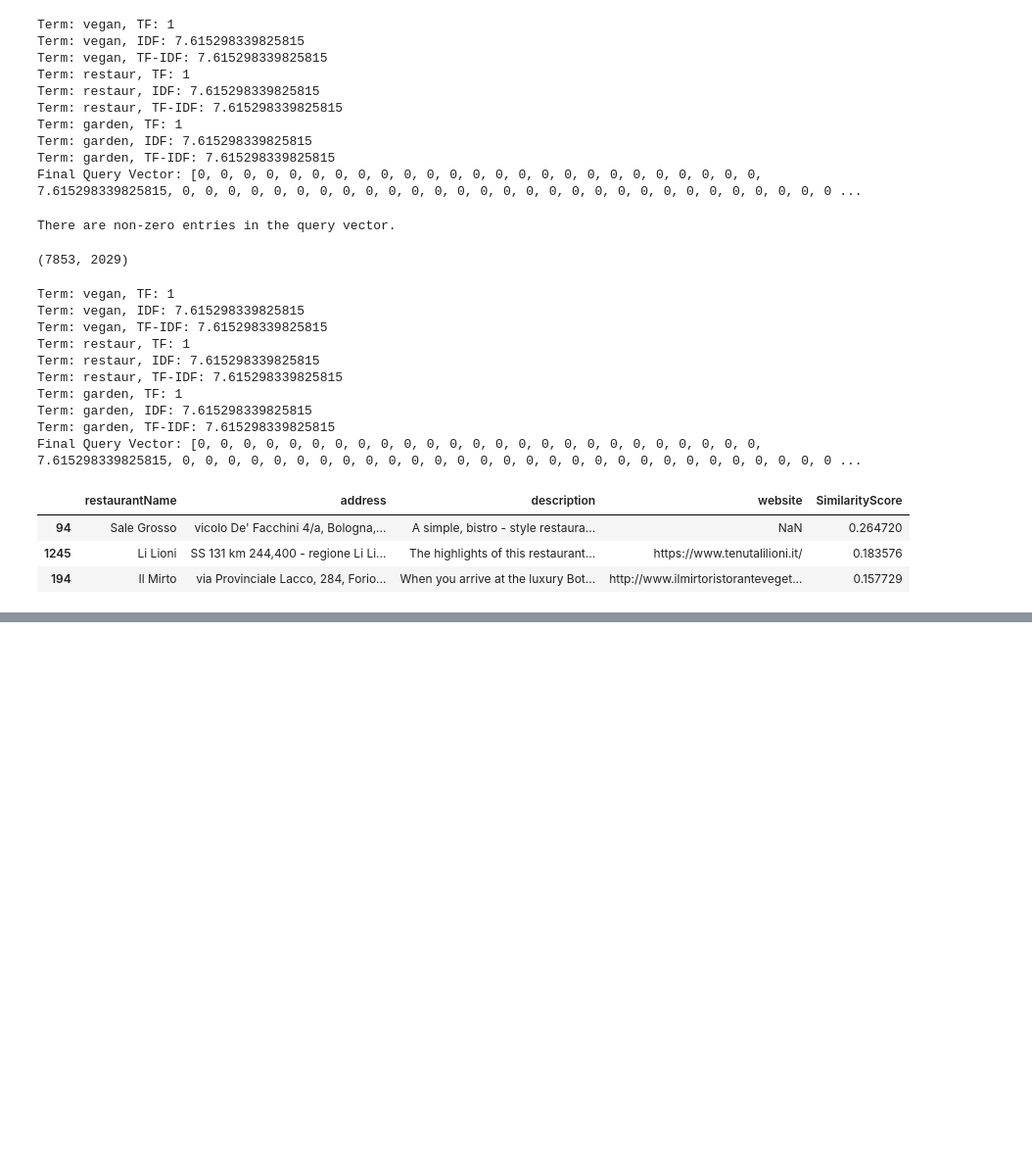
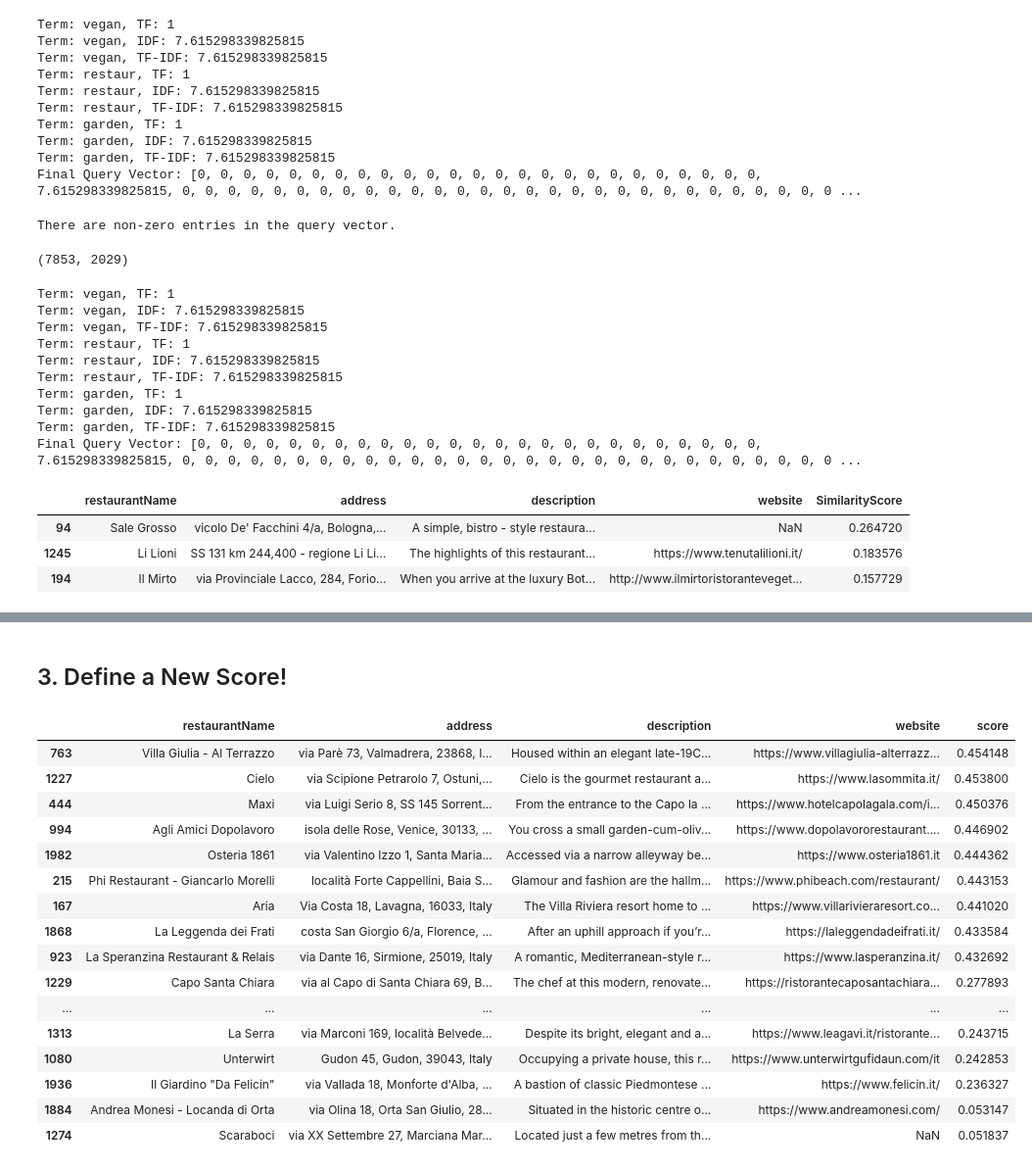
Before and after one commit to saifali03/ADM_HW3, a Jupyter notebook: main.ipynb, the cells around one changed output, grey strips where cells are left out. Shown at 98% size. Cells and saved outputs as stored; diff of their text form; code cells hidden in the pictures; blank space fills up the shorter version.

```diff
--- a/main.ipynb
+++ b/main.ipynb
@@ -732,0 +803,2 @@ Final Query Vector: [0, 0, 0, 0, 0, 0, 0, 0, 0, 0, 0, 0, 0, 0, 0, 0, 0, 0, 0, 0,
+# %% [markdown]
+## 3. Define a New Score!
@@ -732,0 +809,40 @@ Final Query Vector: [0, 0, 0, 0, 0, 0, 0, 0, 0, 0, 0, 0, 0, 0, 0, 0, 0, 0, 0, 0,
+# %%
+def calculate_score(restaurant, user_query, tfidf_vectorizer, description_weight=0.5, cuisine_weight=0.2, services_weight=0.2, price_weight=0.1):
+    """
+    Calcola un punteggio personalizzato per un ristorante in base alla query dell'utente.
+
+    restaurant: dizionario con i dettagli del ristorante (nome, descrizione, tipo di cucina, servizi, fascia di prezzo)
+    user_query: query dell'utente come stringa
+    description_weight: peso per la corrispondenza della descrizione
+    cuisine_weight: peso per la corrispondenza del tipo di cucina
+    services_weight: peso per la corrispondenza dei servizi
+    price_weight: peso per la corrispondenza della fascia di prezzo
+
+    Restituisce il punteggio calcolato.
+    """
+
+    # 1. Punteggio per la descrizione (TF-IDF e similarità coseno)
+    tfidf_matrix = tfidf_vectorizer.transform([restaurant['description'], user_query])
+    cos_similarity = cosine_similarity(tfidf_matrix[0:1], tfidf_matrix[1:2])[0][0]
+    description_score = cos_similarity * description_weight
+
+    # 2. Punteggio per il tipo di cucina
+    cuisine_score = 0
+    if isinstance(restaurant['cuisineType'], str) and restaurant['cuisineType'].lower():
+        cuisine_score = sum(1 for term in user_query.lower().split() if term in restaurant['cuisineType'].lower()) * cuisine_weight
+
+    # 3. Punteggio per i servizi offerti
+    services_score = 0
+    services_query = preprocessing(user_query)
+    restaurant_services = ' '.join(str(restaurant.get('facilitiesServices', '')).lower().split(';'))
+    services_score = sum(1 for service in services_query if service in restaurant_services) * services_weight
+
+    # 4. Punteggio per la fascia di prezzo
+    price_score = 0
+    if isinstance(restaurant['priceRange'], str) and 'cheap' in user_query.lower().split():
+        price_score = 1 * price_weight
+
+    # Calcolo del punteggio totale
+    total_score = description_score + cuisine_score + services_score + price_score
+
+    return total_score
@@ -732,0 +908,22 @@ Final Query Vector: [0, 0, 0, 0, 0, 0, 0, 0, 0, 0, 0, 0, 0, 0, 0, 0, 0, 0, 0, 0,
+# %%
+dictionary = load_dictionary('vocabulary.csv')
+inverted_index = load_inverted_index('inverted_index.json')
+conjunctive_query_new(input('Input your query'), dictionary,inverted_index, data)
+# %% [output]
+|  | restaurantName | address | description | website | score |
+| 763 | Villa Giulia - Al Terrazzo | via Parè 73, Valmadrera, 23868, I... | Housed within an elegant late-19C... | https://www.villagiulia-alterrazz... | 0.454148 |
+| 1227 | Cielo | via Scipione Petrarolo 7, Ostuni,... | Cielo is the gourmet restaurant a... | https://www.lasommita.it/ | 0.453800 |
+| 444 | Maxi | via Luigi Serio 8, SS 145 Sorrent... | From the entrance to the Capo la ... | https://www.hotelcapolagala.com/i... | 0.450376 |
+| 994 | Agli Amici Dopolavoro | isola delle Rose, Venice, 30133, ... | You cross a small garden-cum-oliv... | https://www.dopolavororestaurant.... | 0.446902 |
+| 1982 | Osteria 1861 | via Valentino Izzo 1, Santa Maria... | Accessed via a narrow alleyway be... | https://www.osteria1861.it | 0.444362 |
+| 215 | Phi Restaurant - Giancarlo Morelli | località Forte Cappellini, Baia S... | Glamour and fashion are the hallm... | https://www.phibeach.com/restaurant/ | 0.443153 |
+| 167 | Aria | Via Costa 18, Lavagna, 16033, Italy | The Villa Riviera resort home to ... | https://www.villarivieraresort.co... | 0.441020 |
+| 1868 | La Leggenda dei Frati | costa San Giorgio 6/a, Florence, ... | After an uphill approach if you’r... | https://laleggendadeifrati.it/ | 0.433584 |
+| 923 | La Speranzina Restaurant & Relais | via Dante 16, Sirmione, 25019, Italy | A romantic, Mediterranean-style r... | https://www.lasperanzina.it/ | 0.432692 |
+| 1229 | Capo Santa Chiara | via al Capo di Santa Chiara 69, B... | The chef at this modern, renovate... | https://ristorantecaposantachiara... | 0.277893 |
+| ... | ... | ... | ... | ... | ... |
+| 1313 | La Serra | via Marconi 169, località Belvede... | Despite its bright, elegant and a... | https://www.leagavi.it/ristorante... | 0.243715 |
+| 1080 | Unterwirt | Gudon 45, Gudon, 39043, Italy | Occupying a private house, this r... | https://www.unterwirtgufidaun.com/it | 0.242853 |
+| 1936 | Il Giardino "Da Felicin" | via Vallada 18, Monforte d'Alba, ... | A bastion of classic Piedmontese ... | https://www.felicin.it/ | 0.236327 |
+| 1884 | Andrea Monesi - Locanda di Orta | via Olina 18, Orta San Giulio, 28... | Situated in the historic centre o... | https://www.andreamonesi.com/ | 0.053147 |
+| 1274 | Scaraboci | via XX Settembre 27, Marciana Mar... | Located just a few metres from th... | NaN | 0.051837 |
```
Also changed, not shown: parts of 6 cells of this notebook.
